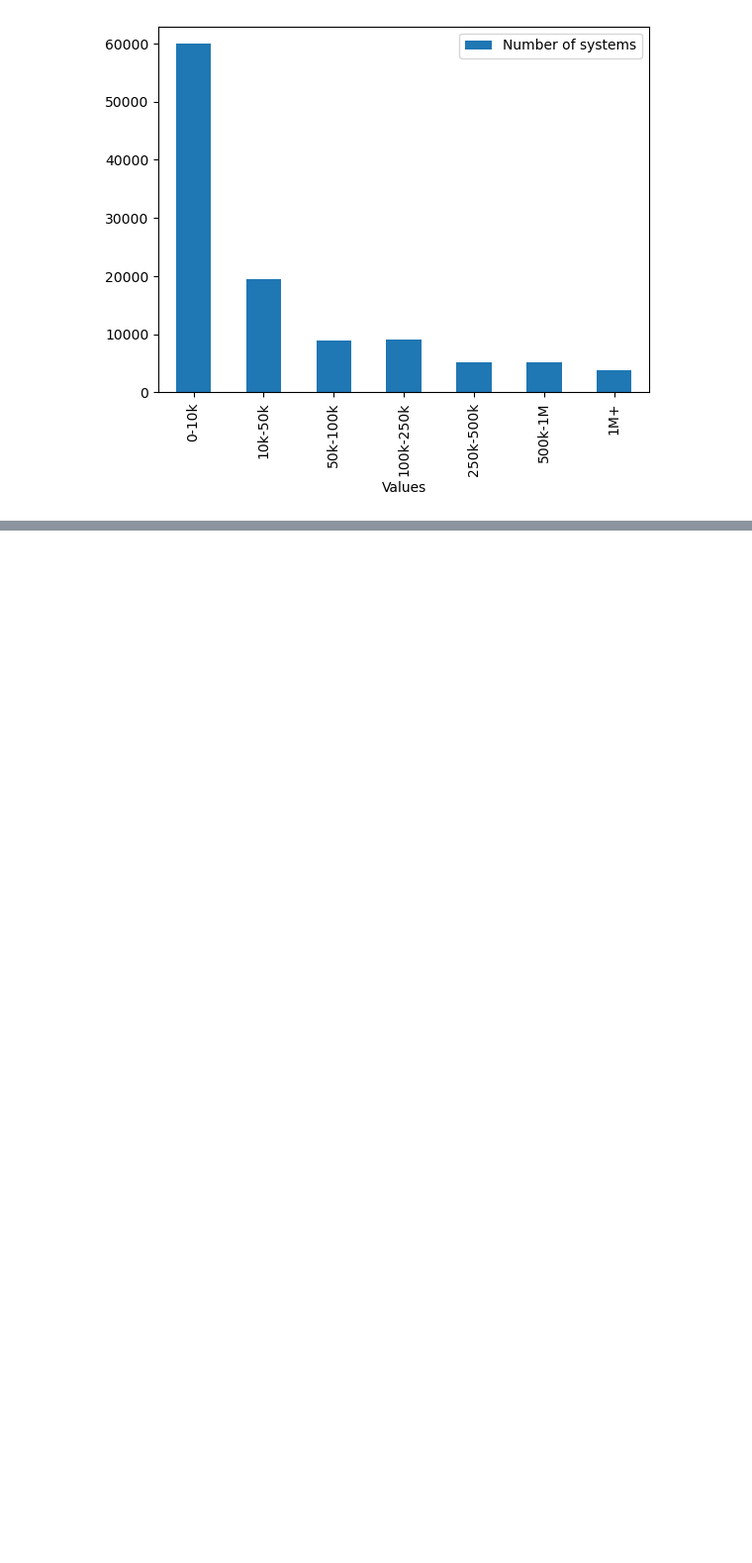
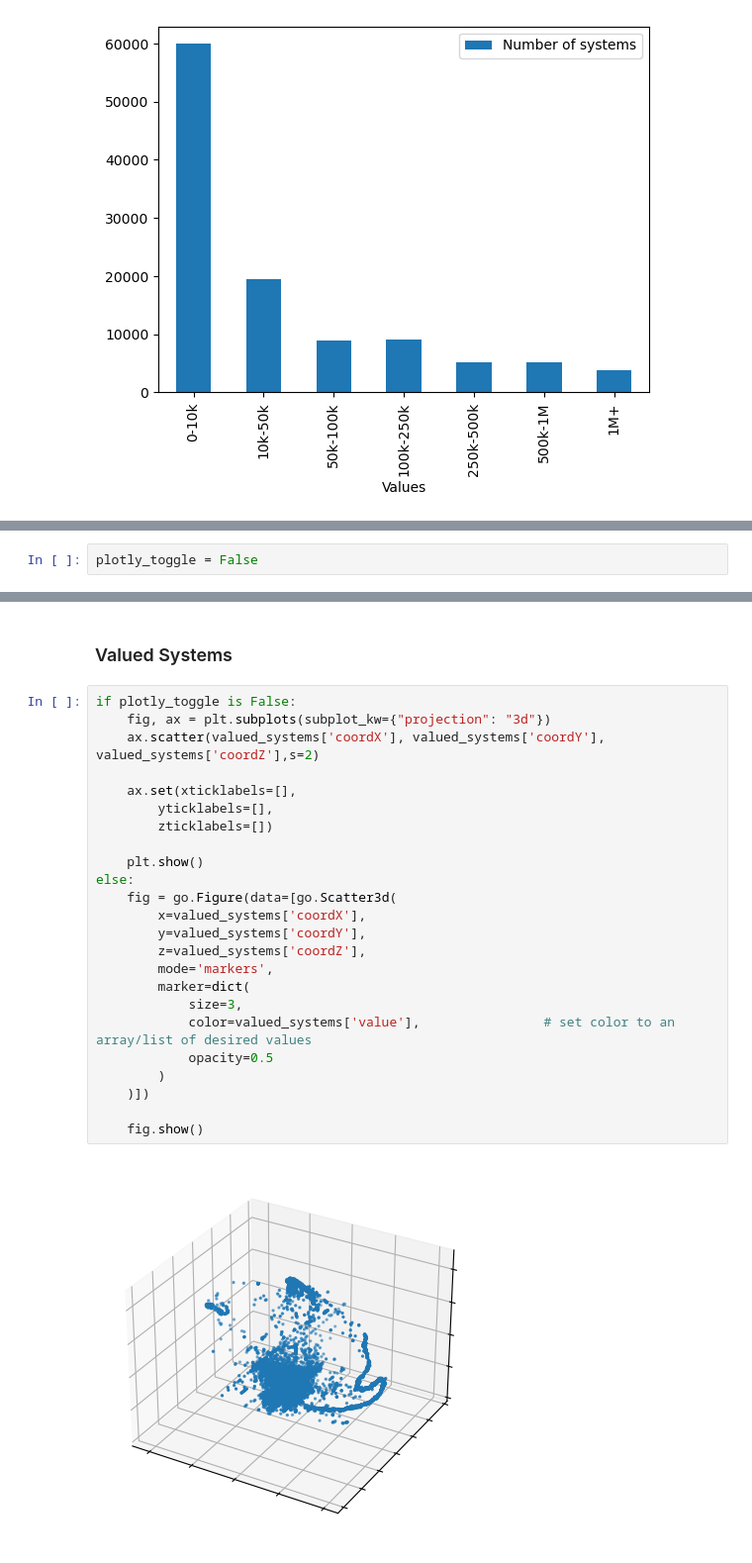
Before and after one commit to jb-lafon/ED-Flask, a Jupyter notebook: jupyter/Systems.ipynb, the cells around one changed output, grey strips where cells are left out. Shown: that part at 99% size. Drawn from its saved outputs; the diff is of its cells as text; blank space fills up the shorter version.

```diff
--- a/jupyter/Systems.ipynb
+++ b/jupyter/Systems.ipynb
@@ -91,0 +146,2 @@ else:
+# %%
+plotly_toggle = False
@@ -91,0 +163,28 @@ else:
+# %% [markdown]
+### Valued Systems
+# %%
+if plotly_toggle is False:
+    fig, ax = plt.subplots(subplot_kw={"projection": "3d"})
+    ax.scatter(valued_systems['coordX'], valued_systems['coordY'], valued_systems['coordZ'],s=2)
+
+    ax.set(xticklabels=[],
+        yticklabels=[],
+        zticklabels=[])
+
+    plt.show()
+else:
+    fig = go.Figure(data=[go.Scatter3d(
+        x=valued_systems['coordX'],
+        y=valued_systems['coordY'],
+        z=valued_systems['coordZ'],
+        mode='markers',
+        marker=dict(
+            size=3,
+            color=valued_systems['value'],                # set color to an array/list of desired values
+            opacity=0.5
+        )
+    )])
+
+    fig.show()
+# %% [output]
+[figure, added]
```
Also changed, not shown: parts of 13 cells of this notebook.
